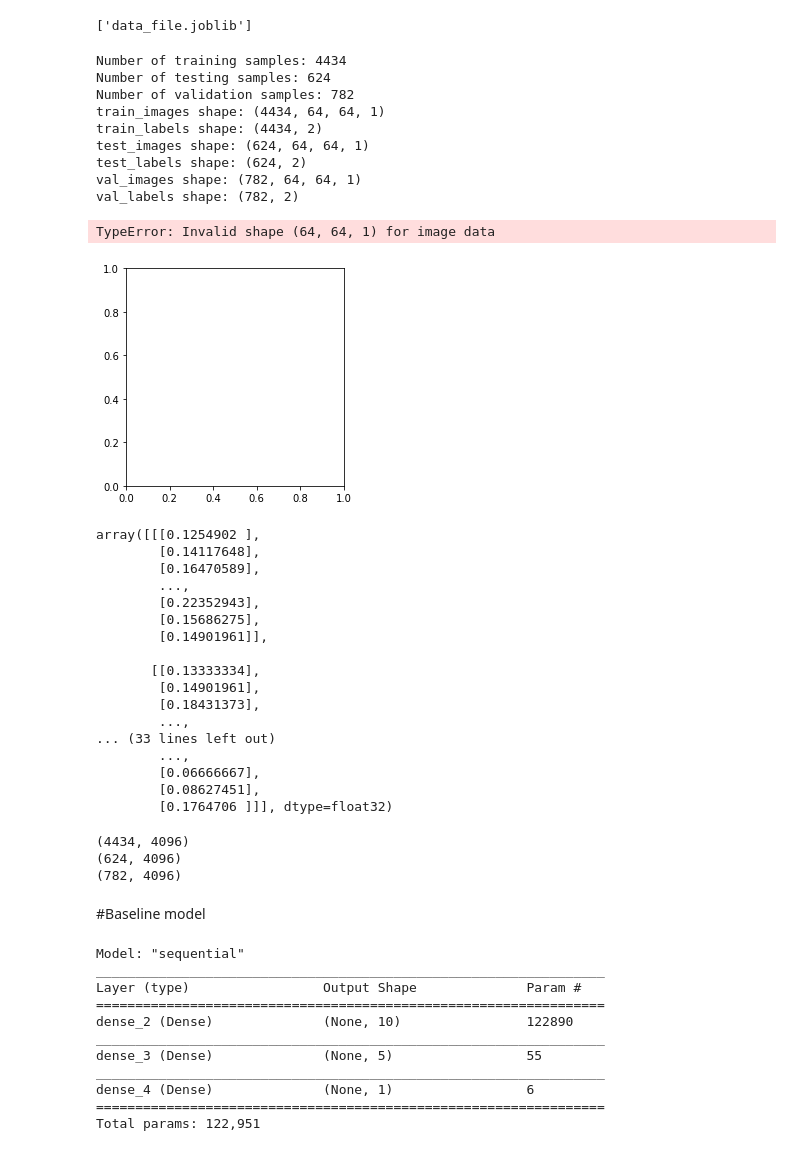
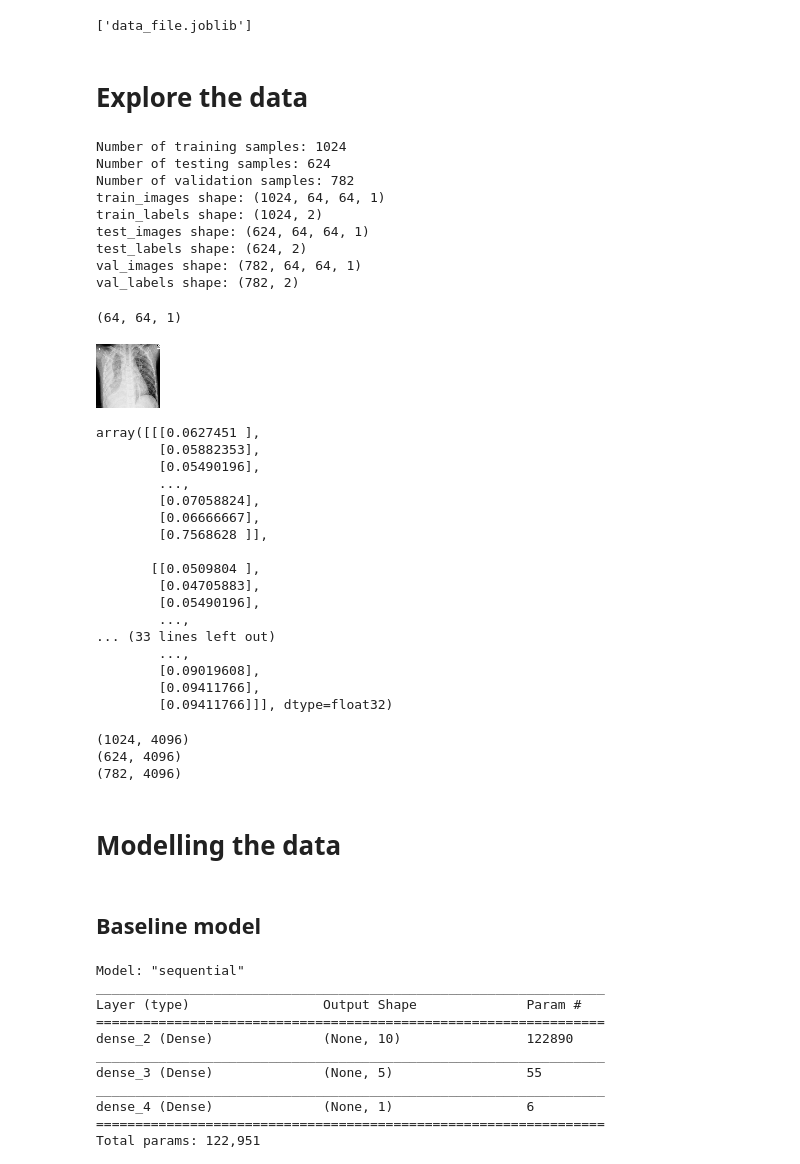
Before and after one commit to kristinepetrosyan/Chest-X-Ray-Pneumonia-Image-Classification, a Jupyter notebook: student_Mod4.ipynb, the cells around one changed output. Saved outputs shown, nothing was run; the diff lists cells and outputs as text; code cells hidden in the pictures.

```diff
--- a/student_Mod4.ipynb
+++ b/student_Mod4.ipynb
@@ -86,5 +128,5 @@ Enter your authorization code:
 Mounted at /content/drive
 # %%
-new_dir = "./chest_xray"
+new_dir = "/content/drive/My Drive/Kaggle/chest_xray"
 print(new_dir)
 # %% [output]
@@ -104,7 +152,7 @@ test_generator = generator.flow_from_directory(
         test_folder,
         target_size=(64, 64), batch_size = 624, color_mode='grayscale', shuffle=True)
 
-# get all the data in the directory split/validation (782 images), and reshape them
+# get all the data in the directory split/validation (872 images), and reshape them
 val_generator = generator.flow_from_directory(
         train_folder,
         target_size=(64, 64), batch_size = 782, color_mode='grayscale',  shuffle=True,  subset='validation')
@@ -112,7 +160,7 @@ val_generator = generator.flow_from_directory(
 # get all the data in the directory split/train (4434 images), and reshape them
 train_generator = generator.flow_from_directory(
         train_folder,
-        target_size=(64, 64), batch_size=4434, color_mode='grayscale',  shuffle=True,  subset='training')
+        target_size=(64, 64), batch_size=1024, color_mode='grayscale',  shuffle=True,  subset='training')
 # %% [output]
 Found 624 images belonging to 2 classes.
 Found 782 images belonging to 2 classes.
@@ -131,6 +179,8 @@ data = range(100)
 dump(data, 'data_file.joblib')
 # %% [output]
 ['data_file.joblib']
+# %% [markdown]
+# Explore the data
 # %%
 # Exploring the dataset
 m_train = train_images_new.shape[0]
@@ -148,46 +198,48 @@ print ("test_labels shape: " + str(test_labels_new.shape))
 print ("val_images shape: " + str(val_images.shape))
 print ("val_labels shape: " + str(val_labels.shape))
 # %% [output]
-Number of training samples: 4434
+Number of training samples: 1024
 Number of testing samples: 624
 Number of validation samples: 782
-train_images shape: (4434, 64, 64, 1)
-train_labels shape: (4434, 2)
+train_images shape: (1024, 64, 64, 1)
+train_labels shape: (1024, 2)
 test_images shape: (624, 64, 64, 1)
 test_labels shape: (624, 2)
 val_images shape: (782, 64, 64, 1)
 val_labels shape: (782, 2)
 # %%
 # Sample image
-sample_image = train_images_new[0]
-sample_label =train_labels_new[0]
-display(plt.imshow(sample_image));
-print('Label: {}'.format(sample_label))
+#sample_image = train_images_new[0]
+#sample_label = train_labels[1]
+#plt.imshow(sample_image)
+#print('Label: {}'.format(sample_label))
+print(train_images_new[10].shape)
+array_to_img(train_images_new[10])
 # %% [output]
-TypeError: Invalid shape (64, 64, 1) for image data
+(64, 64, 1)
-[figure, old version]
+[figure, new version]
 # %%
 
 # rescaled image
 sample_image
 # %% [output]
-array([[[0.1254902 ],
-        [0.14117648],
-        [0.16470589],
+array([[[0.0627451 ],
+        [0.05882353],
+        [0.05490196],
         ...,
-        [0.22352943],
-        [0.15686275],
-        [0.14901961]],
+        [0.07058824],
+        [0.06666667],
+        [0.7568628 ]],
 
-       [[0.13333334],
-        [0.14901961],
-        [0.18431373],
+       [[0.0509804 ],
+        [0.04705883],
+        [0.05490196],
         ...,
 ... (33 lines left out)
         ...,
-        [0.06666667],
-        [0.08627451],
-        [0.1764706 ]]], dtype=float32)
+        [0.09019608],
+        [0.09411766],
+        [0.09411766]]], dtype=float32)
 # %%
 # reshaping the images for test, train and validation sets
 train_img = train_images_new.reshape(train_images_new.shape[0], -1)
@@ -198,7 +250,7 @@ print(train_img.shape)
 print(test_img.shape)
 print(val_img.shape)
 # %% [output]
-(4434, 4096)
+(1024, 4096)
 (624, 4096)
 (782, 4096)
 # %%
@@ -207,7 +259,9 @@ train_y = np.reshape((train_labels_new[:,0]), (4434,1))
 test_y = np.reshape(test_labels_new[:,0], (624,1))
 val_y = np.reshape(val_labels[:,0], (782,1))
+# %% [markdown]
+# Modelling the data
 # %% [markdown]
-#Baseline model
+## Baseline model
 # %%
 # creating a baseline two layers model
 np.random.seed(123)
```
Also changed, not shown: parts of 41 cells of this notebook.
